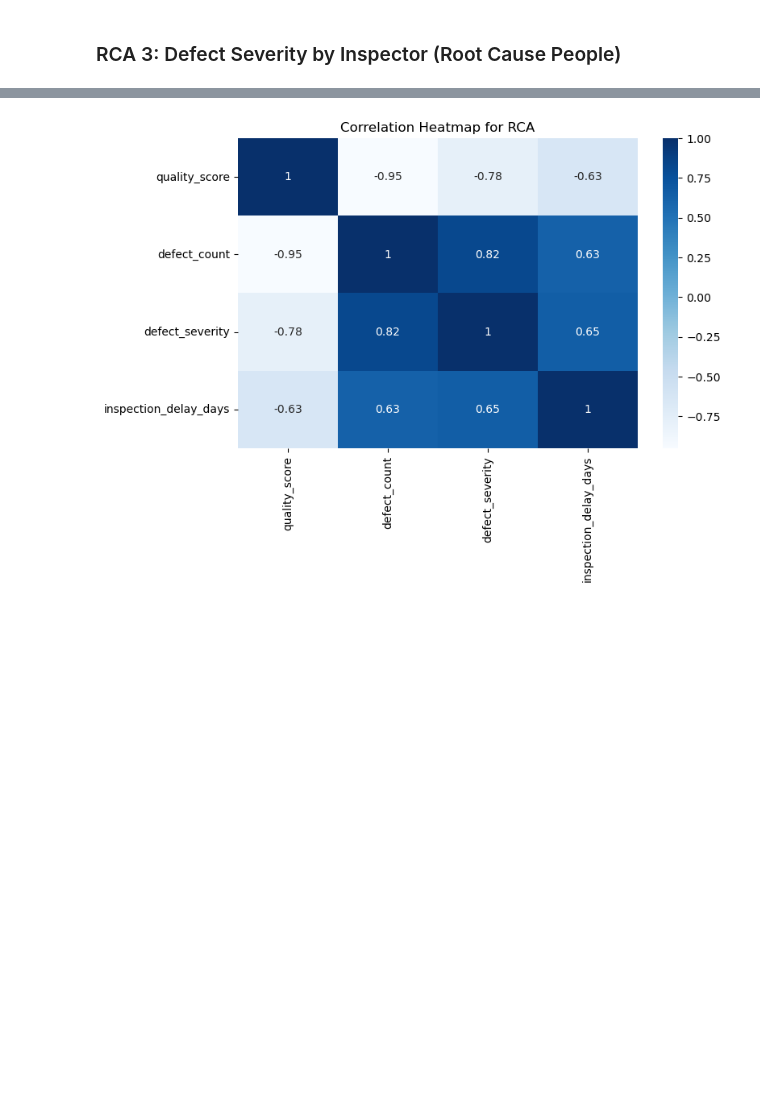
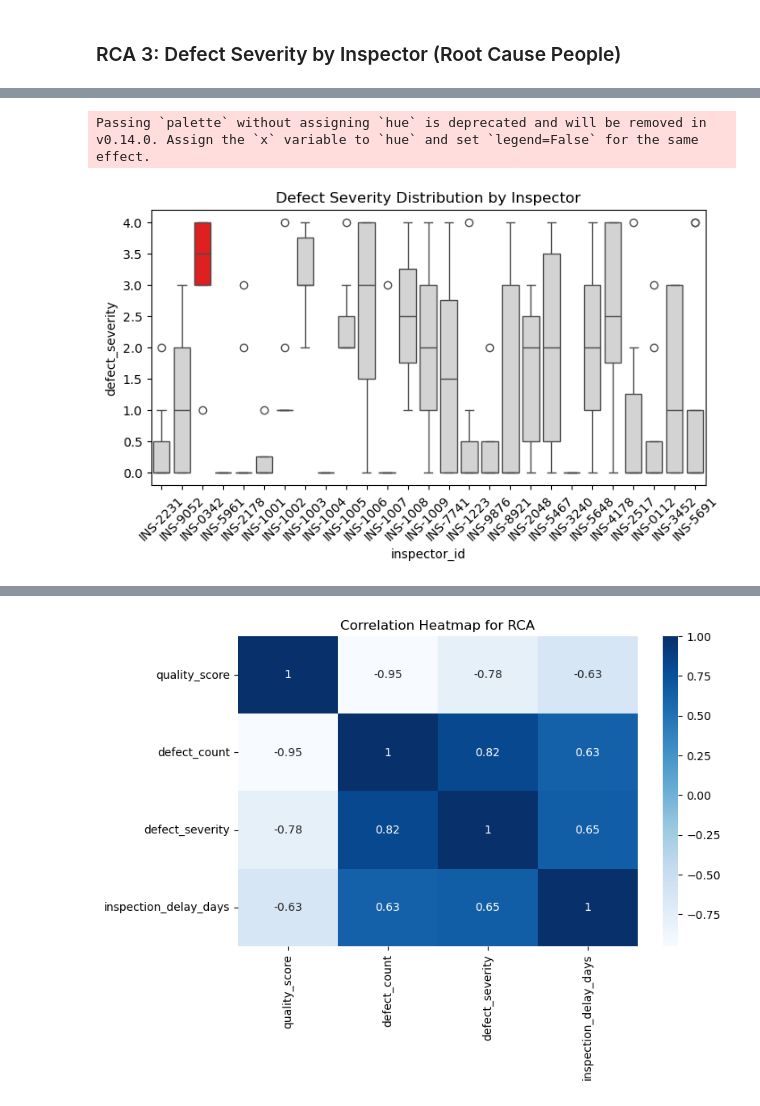
Before and after one commit to bbhatta10/Smart-Quality-Analysis, a Jupyter notebook: ManuQuality.ipynb, the cells around one changed output, grey strips where cells are left out. Cells and saved outputs as stored; diff of their text form; code cells hidden in the pictures; blank space fills up the shorter version.

```diff
--- a/ManuQuality.ipynb
+++ b/ManuQuality.ipynb
@@ -869,0 +909,26 @@ plt.show()
+# %%
+import seaborn as sns
+import matplotlib.pyplot as plt
+
+# Identify inspector with highest mean severity
+highest_inspector = df.groupby("inspector_id")["defect_severity"].mean().idxmax()
+
+# Create a color palette: red for highest, gray for others
+palette = {
+    inspector: ("red" if inspector == highest_inspector else "lightgray")
+    for inspector in df["inspector_id"].unique()
+}
+
+plt.figure(figsize=(8,4))
+sns.boxplot(
+    data=df,
+    x="inspector_id",
+    y="defect_severity",
+    palette=palette
+)
+plt.xticks(rotation=45)
+plt.title("Defect Severity Distribution by Inspector")
+plt.show()
+# %% [output]
+Passing `palette` without assigning `hue` is deprecated and will be removed in v0.14.0. Assign the `x` variable to `hue` and set `legend=False` for the same effect.
+[figure, added]
```
Also changed, not shown: parts of 6 cells of this notebook.
